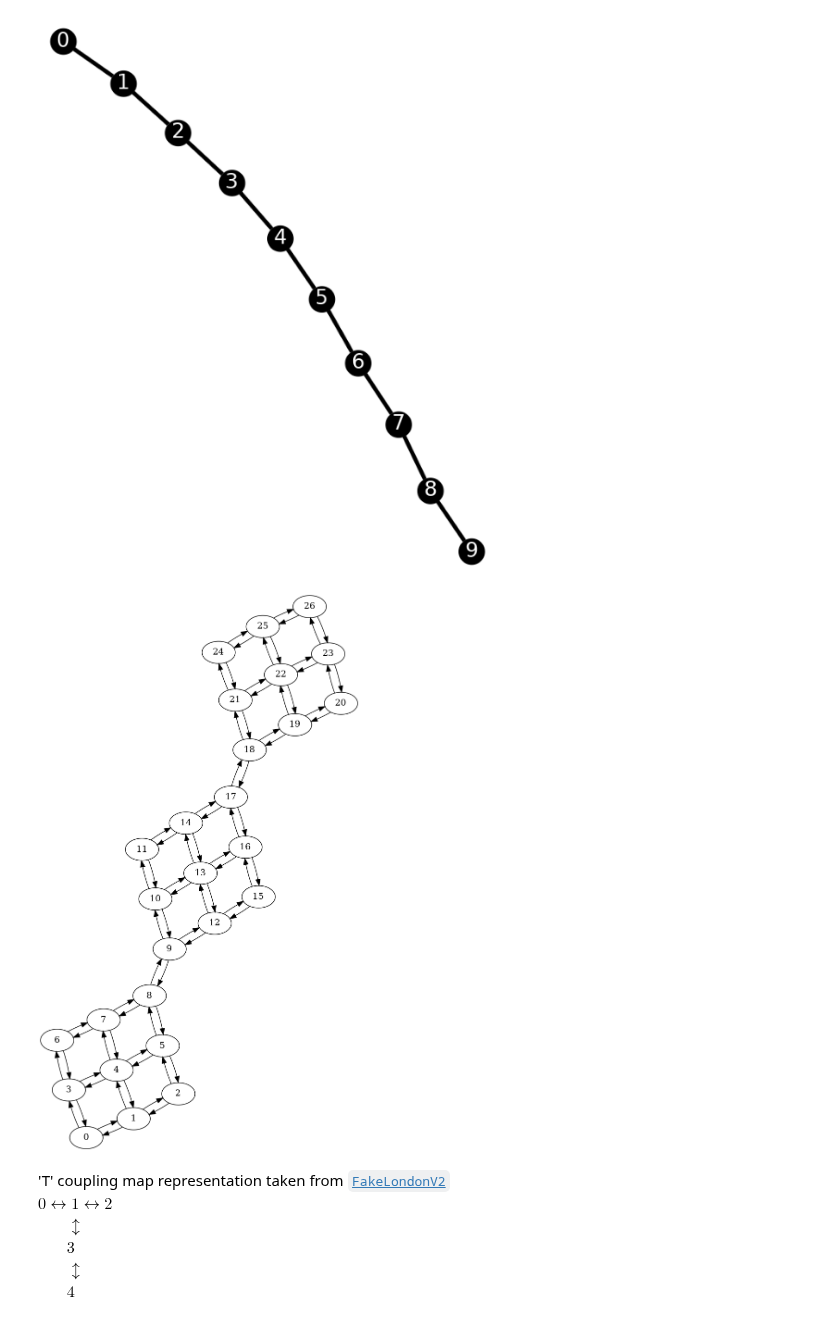
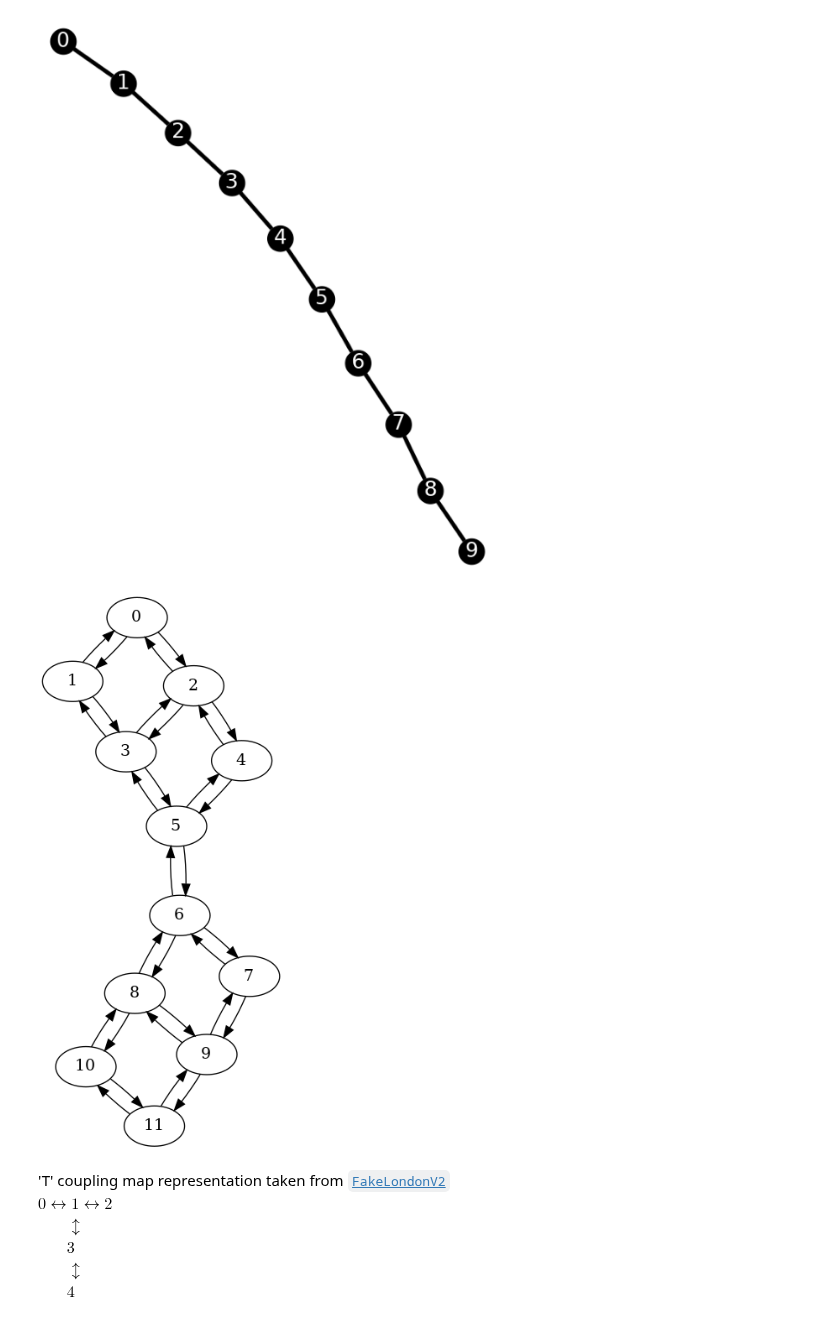
Before and after one commit to natashaval/qubit-mapping-distributed-qc, a Jupyter notebook: 0_generic_backend.ipynb, the cells around one changed output. Drawn from its saved outputs; the diff is of its cells as text; code cells hidden in the pictures.

```diff
--- a/0_generic_backend.ipynb
+++ b/0_generic_backend.ipynb
@@ -105,14 +106,11 @@ display(plot_circuit_layout(transpiledqc, backend))
 [figure]
 [figure]
 # %%
-num_rows = 3
-num_columns = 3
-num_group = 3
-coupling_list_grid = build_coupling_list_grid(num_rows, num_columns, num_group)
+coupling_list_grid = build_coupling_list_grid(num_rows=3, num_columns=2, num_group=2)
 cm_grid = CouplingMap(couplinglist=coupling_list_grid)
 display(cm_grid.draw())
 # %% [output]
-[figure, old version]
+[figure, new version]
 # %% [markdown]
 'T' coupling map representation taken from [`FakeLondonV2`](https://docs.quantum.ibm.com/api/qiskit-ibm-runtime/qiskit_ibm_runtime.fake_provider.FakeLondonV2)
 $0 ↔ 1 ↔ 2$
```
Also changed, not shown: parts of 9 cells of this notebook, 7 other files.
